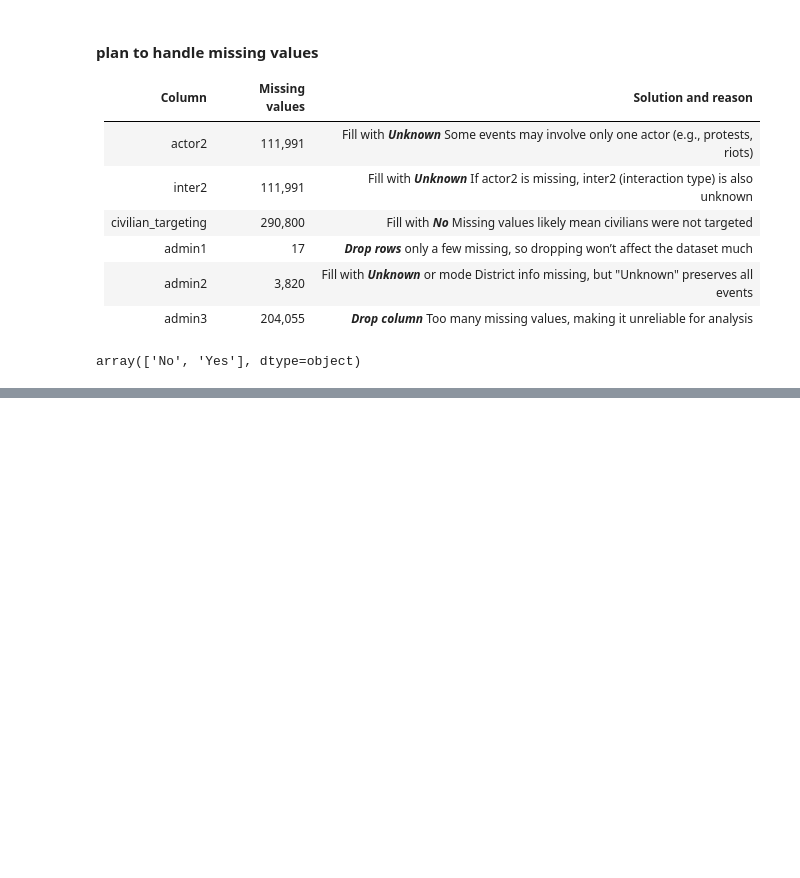
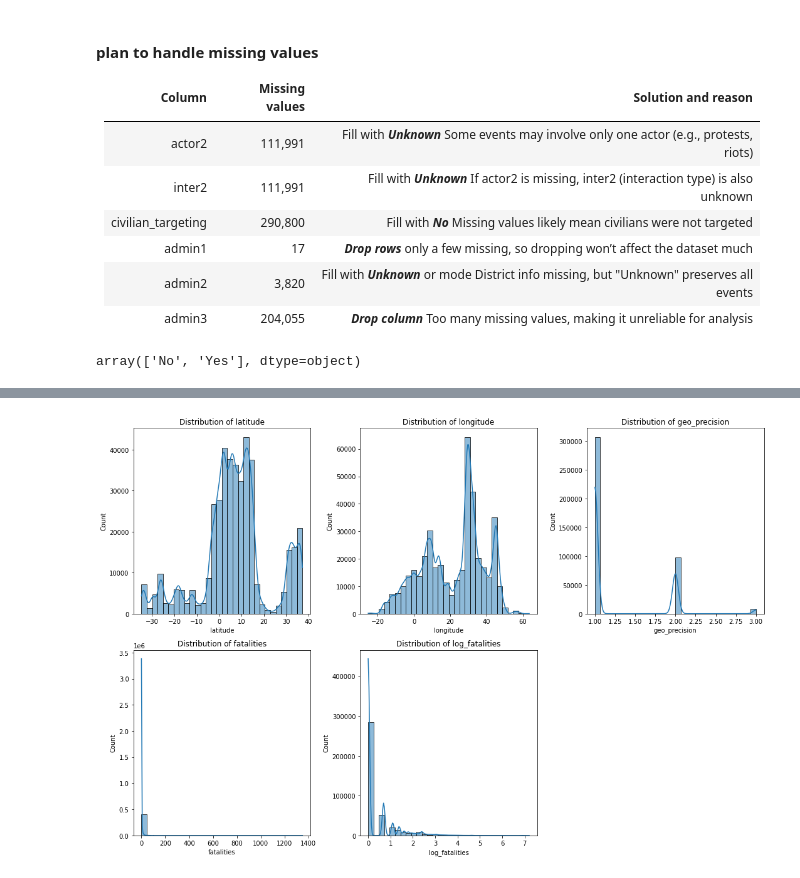
Before and after one commit to Collz472/DSF-PT08P5-GROUP-11-CAPSTONE-PROJECT, a Jupyter notebook: Conflict_Prediction_Model_in_Africa.ipynb, the cells around one changed output, grey strips where cells are left out. Cells and saved outputs as stored; diff of their text form; code cells hidden in the pictures; blank space fills up the shorter version.

```diff
--- a/Conflict_Prediction_Model_in_Africa.ipynb
+++ b/Conflict_Prediction_Model_in_Africa.ipynb
@@ -346,0 +420,17 @@ array(['No', 'Yes'], dtype=object)
+# %%
+# Select numerical columns
+num_cols = ['latitude', 'longitude', 'geo_precision', 'fatalities', 'log_fatalities']
+# Create subplots
+fig, axes = plt.subplots(nrows=2, ncols=3, figsize=(15, 10))
+axes = axes.flatten()
+# Plot histograms with KDE
+for i, col in enumerate(num_cols):
+    sns.histplot(df1[col], kde=True, bins=30, ax=axes[i])
+    axes[i].set_title(f"Distribution of {col}")
+# Remove empty subplot if odd number of plots
+fig.delaxes(axes[-1])
+
+plt.tight_layout()
+plt.show()
+# %% [output]
+[figure, added]
```
Also changed, not shown: parts of 49 cells of this notebook.
